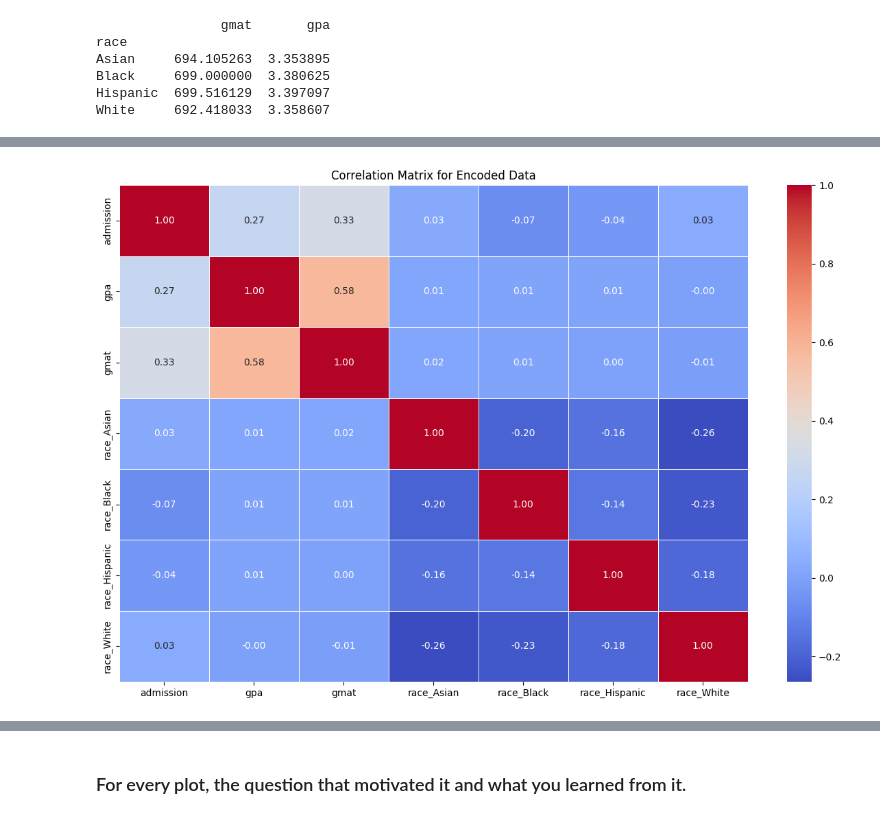
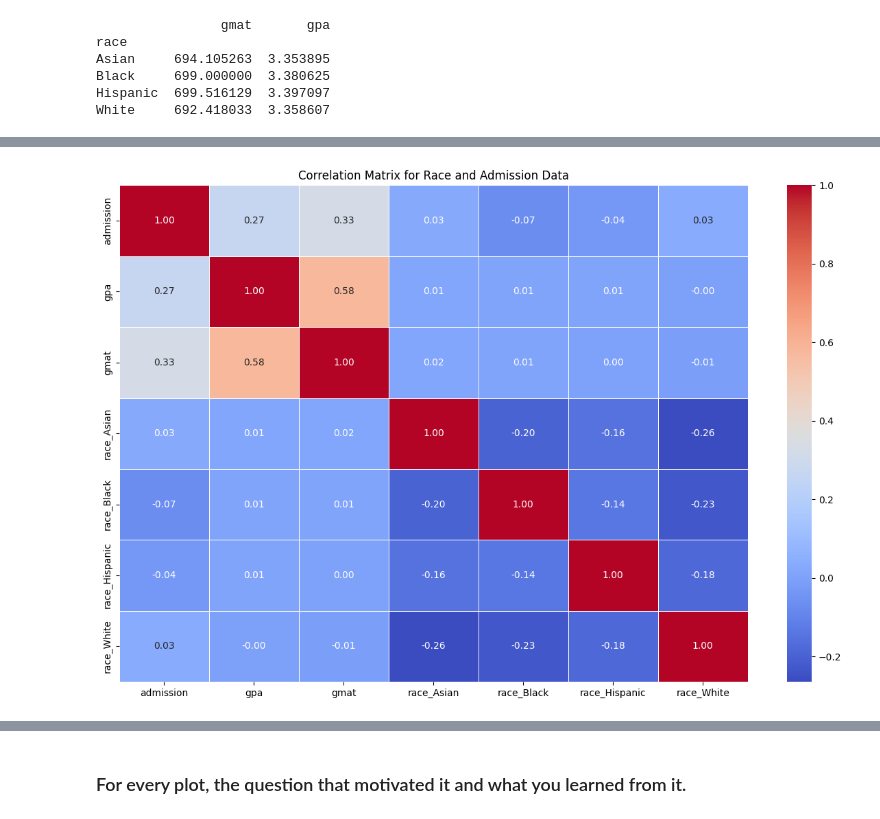
Before and after one commit to toutsos/ml_project, a Jupyter notebook: big-data-ml-project.ipynb, the cells around one changed output, grey strips where cells are left out. Saved outputs shown, nothing was run; the diff lists cells and outputs as text; code cells hidden in the pictures.

```diff
--- a/big-data-ml-project.ipynb
+++ b/big-data-ml-project.ipynb
@@ -323,18 +346,18 @@ plt.show()
 # %%
 # Create dummy variables for the 'race' column
 df_encoded = pd.get_dummies(df, columns=['race'])
 
 # Calculate the correlation matrix
 correlation_matrix = df_encoded[['admission', 'gpa', 'gmat', 'race_Asian', 'race_Black', 'race_Hispanic', 'race_White']].corr()
 # Set up the plot size
 plt.figure(figsize=(12, 8))
 
 # Create a heatmap to visualize the correlation matrix
 sns.heatmap(correlation_matrix, annot=True, cmap='coolwarm', fmt='.2f', linewidths=0.5)
 
 # Set the title and display the plot
-plt.title('Correlation Matrix for Encoded Data')
+plt.title('Correlation Matrix for Race and Admission Data')
 plt.tight_layout()
 plt.show()
 # %% [output]
-[figure, old version]
+[figure, new version]
```
Also changed, not shown: parts of 9 cells of this notebook.
